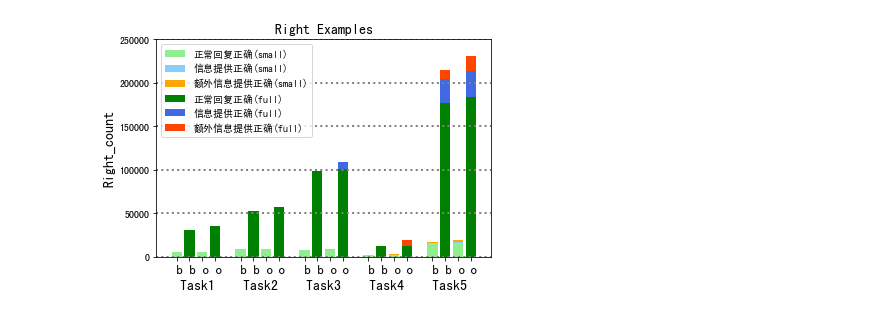
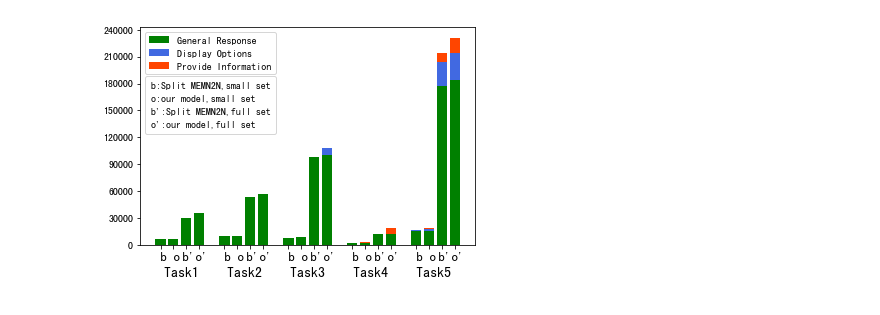
Before and after one commit to caijie12138/CS224n-2019, a Jupyter notebook: Untitled1.ipynb, the cells around one changed output. Cells and saved outputs as stored; diff of their text form; code cells hidden in the pictures.

```diff
--- a/Untitled1.ipynb
+++ b/Untitled1.ipynb
@@ -96,47 +117,65 @@ plt.show()
 # %%
+import seaborn as sns
+import matplotlib.pyplot as plt
+from matplotlib.ticker import FuncFormatter
 def autolabel(rects):
     for rect in rects:
         height = rect.get_height()
         plt.text(rect.get_x()+rect.get_width()/2.-0.2, 1.03*height, '%s' % int(height))
 x = np.array([0,1,2,3,5,6,7,8,10,11,12,13,15,16,17,18,20,21,22,23])
-x1 = np.array([0,2,5,7,10,12,15,17,20,22])
-x2 = np.array([1,3,6,8,11,13,16,18,21,23])
+x1 = np.array([0,1,5,6,10,11,15,16,20,21])
+x2 = np.array([2,3,7,8,12,13,17,18,22,23])
 #h1 = np.array([13,0,5207,0,3,0,3868,0,568,4,2443,24,0,0,2,0,124,60,7161,36])
 h1 = np.array([  5923, 5936,9461, 9464, 7789,   8353,2000,2000,15343,15407])
 h11 = np.array([30409,35616,52916,56784,98291,100710,11998,12000,176841,183966])
 #h2 = np.array([0,0,0,0,0,0,0,0,3369,2775,40878,33107,0,0,0,0,2459,1461,13168,10491])
 #h2 = np.array([0,0,0,0,0,0,0,0,3369,40878,2775,33107,0,0,0,0,2459,13168,1461,10491])
 h2 = np.array([0,0,0,0,0,  594,0,0,1025,2023])
 h21 = np.array([0,0,0,0,0,7771,0,0,27038,29715])
 
 #h3 = np.array([0,0,0,0,0,0,0,0,0,0,0,0,1498,8990,278,1688,1377,6987,104,276])
 h3 = np.array([0,0,0,0,0,0,0,1220,98,1371])
 h31 = np.array([0,0,0,0,0,0,0,7300,10713,17424])
 bar_width=0.3#设置柱状图的宽度
-a=plt.bar(x1, h1, color='lightgreen',label='正常回复正确(small)')
-b=plt.bar(x1, h2, color='lightskyblue',bottom=h1,label='信息提供正确(small)')
-c=plt.bar(x1, h3, color='orange',bottom=h1+h2,label='额外信息提供正确(small)')
+a=plt.bar(x1, h1, color='green',label='General Response')
+b=plt.bar(x1, h2, color='royalblue',bottom=h1,label='Display Options')
+c=plt.bar(x1, h3, color='orangered',bottom=h1+h2,label='Provide Information')
 
-d=plt.bar(x2, h11, color='green',label='正常回复正确(full)')
-e=plt.bar(x2, h21, color='royalblue',bottom=h11,label='信息提供正确(full)')
-f=plt.bar(x2, h31, color='orangered',bottom=h11+h21,label='额外信息提供正确(full)')
+d=plt.bar(x2, h11, color='green')
+e=plt.bar(x2, h21, color='royalblue',bottom=h11)
+f=plt.bar(x2, h31, color='orangered',bottom=h11+h21)
+
+p3 = plt.scatter(0,0,marker = "")
+p4 = plt.scatter(0,0,marker = "")
+p5 = plt.scatter(0,0,marker = "")
+p6 = plt.scatter(0,0,marker = "")
+l1=plt.legend([p3, p4,p5,p6], ['b:Split MEMN2N,small set', 'o:our model,small set','b\':Split MEMN2N,full set','o\':our model,full set'], bbox_to_anchor=(0,0.8),loc='upper left', scatterpoints=1,handlelength=0,handletextpad=0,borderpad=0.55)
+plt.gca().add_artist(l1)
 # autolabel(a)#显示数字
 # autolabel(b)
 # autolabel(c)
-
-tick_label=[' b',' b',' o',' o',' b',' b',' o',' o',' b',' b',' o',' o',' b',' b',' o',' o',' b',' b',' o',' o']
+tick_label=[' b',' o',' b\'',' o\'',' b',' o',' b\'',' o\'',' b',' o',' b\'',' o\'',' b',' o',' b\'',' o\'',' b',' o',' b\'',' o\'']
 #tick_label=['small_base','full_base','small_our','full_our','small_base','full_base','small_our','full_our','small_base','full_base','small_our','full_our','small_base','full_base','small_our','full_our','small_base','full_base','small_our','full_our']
 #plt.xlim(['task1','task2','task3','task4','task5'])
-plt.ylim(0, 250000)
-plt.title('Right Examples',size = 14)
+#plt.ylim([0,10000,20000,250000])
+# plt.text(12, 231000, r'$b:baseline$')
+# plt.text(12, 220000,r'$o:our$')
+#plt.title('Right Examples',size = 14)
 plt.xlabel('Task1    Task2    Task3    Task4    Task5',size = 14)
-plt.ylabel('Right_count',size = 14)
+my_y_ticks = np.arange(0,250000,30000)
+#plt.ylabel('Right_count',size = 14)
 #plt.legend(loc='upper right')
+def formatnum(x, pos):
+    return '$%.1f$x$10^{4}$' % (x/10000)
+
 plt.grid(axis='y', color='gray', linestyle=':', linewidth=2)
 plt.legend()#显示图例，即label
 #plt.xticks(x,tick_label)
 plt.xticks(x,tick_label,size =13)
+plt.yticks(my_y_ticks)
+#plt.locater_params('y',nbins=20)
+plt.grid(axis='y',linestyle='')
 plt.savefig('result_right.jpg',dpi=1000,bbox_inches = 'tight')
 plt.show()
 # %% [output]
-[figure, old version]
+[figure, new version]
```
Also changed, not shown: parts of 4 cells of this notebook, 10 other files.
